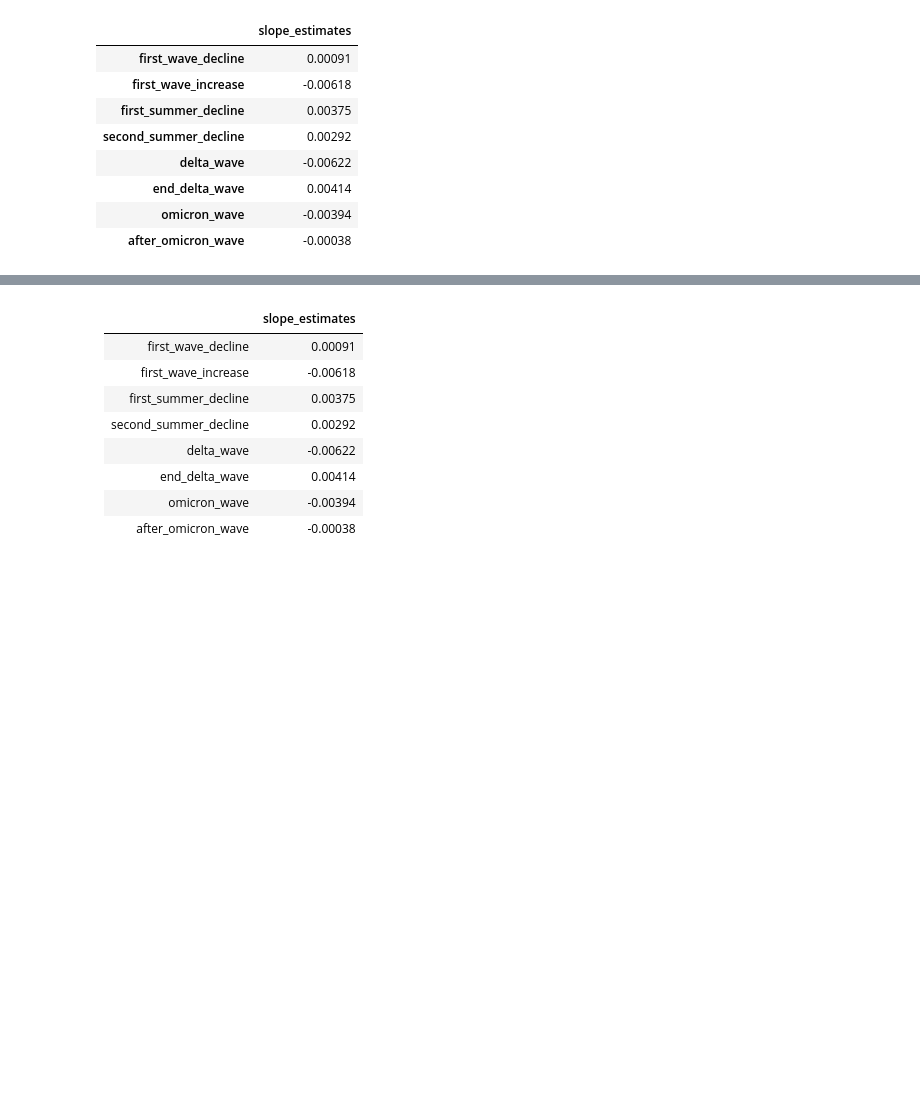
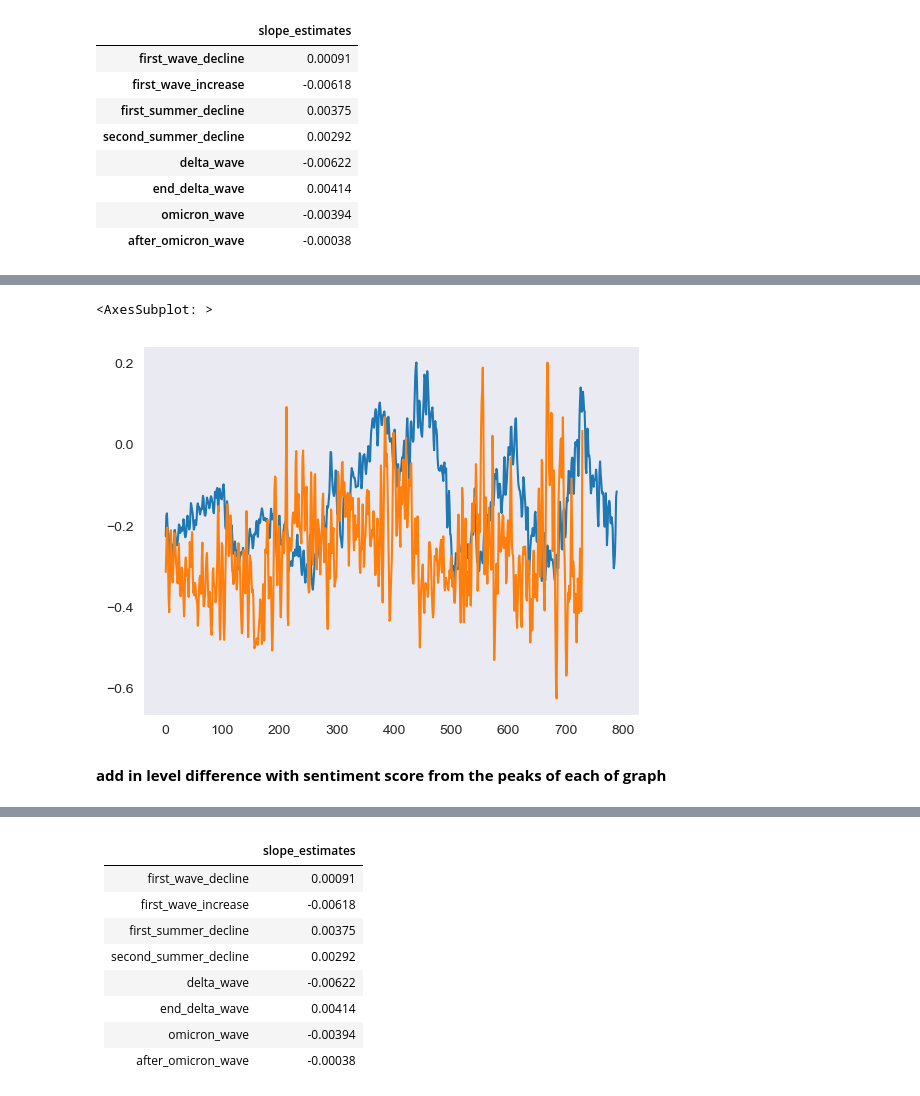
Before and after one commit to GabeNicholson/covid-news, a Jupyter notebook: covid_data_analysis.ipynb, the cells around one changed output, grey strips where cells are left out. Saved outputs shown, nothing was run; the diff lists cells and outputs as text; code cells hidden in the pictures; blank space fills up the shorter version.

```diff
--- a/covid_data_analysis.ipynb
+++ b/covid_data_analysis.ipynb
@@ -432,0 +437,25 @@ pd.DataFrame(pd.Series(slope_estimates, name='slope_estimates'))
+# %%
+df = pd.read_parquet('parquet/us_full_covid.parquet')
+df['prediction'] = np.where(df['prediction'] == 0, -1, 1) # More intuitive sentiment score scales.
+political_ideology = (pd.read_csv('top_30_publishers_annotate.csv')
+                    .rename(columns={'Unnamed: 0': 'publisher', 'publisher': 'drop_this'})
+                    .drop(columns=['drop_this', 'nuanced']))
+df = df.merge(political_ideology, on='publisher', how='outer')
+
+df_oped = df.query("is_oped == True")
+df_non_oped = df.query("is_oped == False")
+
+oped_article_samples_per_day = df_oped.groupby('date', as_index=True)['article_id'].nunique()
+
+def simulate_oped_sample_trend():
+    sample_sentiment_per_day = []
+    for date, num_oped_articles_on_day in oped_article_samples_per_day.items():
+        average_sentiment_individual_articles = df_non_oped.query("date == @date").groupby('article_id')['prediction'].mean()
+        average_sentiment_individual_articles = average_sentiment_individual_articles.sample(n=num_oped_articles_on_day)
+        sample_sentiment_per_day.append(average_sentiment_individual_articles.mean())
+    return sample_sentiment_per_day
+
+df_non_oped_grouped = df_non_oped.groupby('date', as_index=False)['prediction'].mean()
+df_non_oped_grouped['smoothed_prediction'] = df_non_oped_grouped.prediction.rolling(window=3, center=True, win_type="gaussian").mean(std=1)
+df_oped_grouped = df_oped.groupby('date', as_index=False)['prediction'].mean()
+df_oped_grouped['smoothed_prediction'] = df_oped_grouped.prediction.rolling(window=3, center=True, win_type="gaussian").mean(std=1)
@@ -432,0 +468,6 @@ pd.DataFrame(pd.Series(slope_estimates, name='slope_estimates'))
+# %%
+df_non_oped_grouped['smoothed_prediction'].plot()
+df_oped_grouped['smoothed_prediction'].plot()
+# %% [output]
+<AxesSubplot: >
+[figure, added]
@@ -432,0 +536,2 @@ pd.DataFrame(pd.Series(slope_estimates, name='slope_estimates'))
+# %% [markdown]
+**add in level difference with sentiment score from the peaks of each of graph**
```
Also changed, not shown: parts of 27 cells of this notebook, 1 other file.
